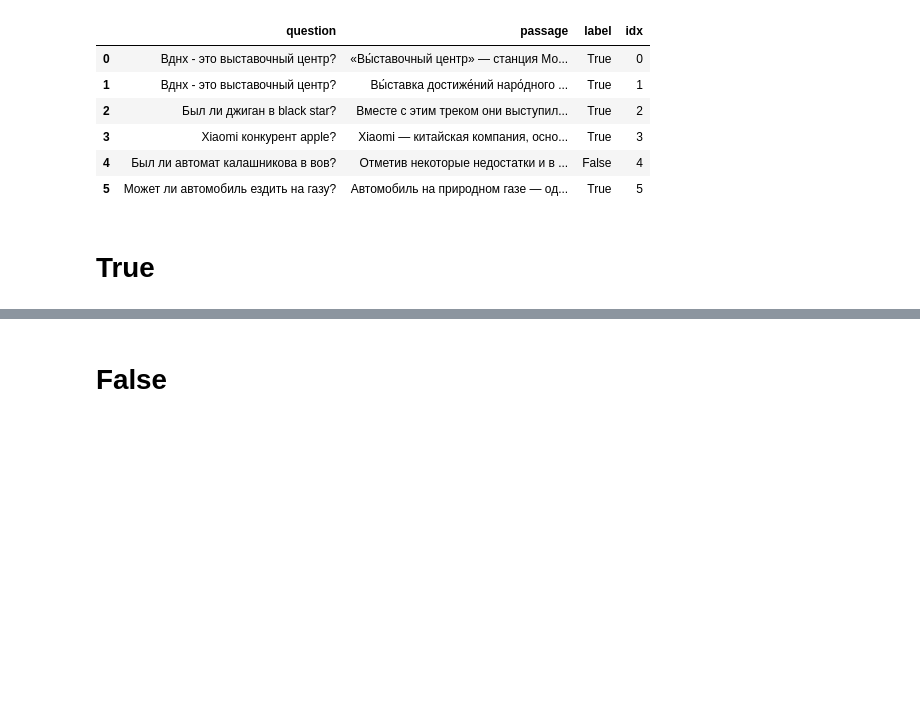
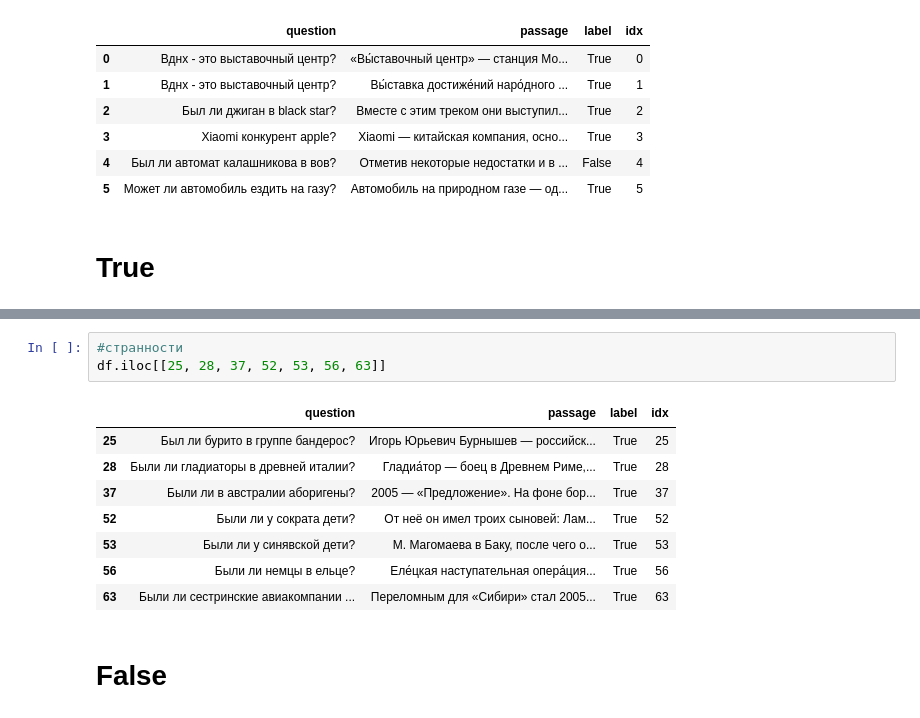
Before and after one commit to tatiana-iazykova/2020_HACK_RUSSIANSUPERGLUE, a Jupyter notebook: RSG_DaNetQA.ipynb, the cells around one changed output, grey strips where cells are left out. Drawn from its saved outputs; the diff is of its cells as text; blank space fills up the shorter version.

```diff
--- a/RSG_DaNetQA.ipynb
+++ b/RSG_DaNetQA.ipynb
@@ -209,3 +234,15 @@ df_true.head()
+# %%
+#странности
+df.iloc[[25, 28, 37, 52, 53, 56, 63]]
+# %% [output]
+|  | question | passage | label | idx |
+| 25 | Был ли бурито в группе бандерос? | Игорь Юрьевич Бурнышев — российск... | True | 25 |
+| 28 | Были ли гладиаторы в древней италии? | Гладиа́тор — боец в Древнем Риме,... | True | 28 |
+| 37 | Были ли в австралии аборигены? | 2005 — «Предложение». На фоне бор... | True | 37 |
+| 52 | Были ли у сократа дети? | От неё он имел троих сыновей: Лам... | True | 52 |
+| 53 | Были ли у синявской дети? | М. Магомаева в Баку, после чего о... | True | 53 |
+| 56 | Были ли немцы в ельце? | Еле́цкая наступательная опера́ция... | True | 56 |
+| 63 | Были ли сестринские авиакомпании ... | Переломным для «Сибири» стал 2005... | True | 63 |
 # %% [markdown]
 # False
 # %%
```
Also changed, not shown: parts of 32 cells of this notebook.
